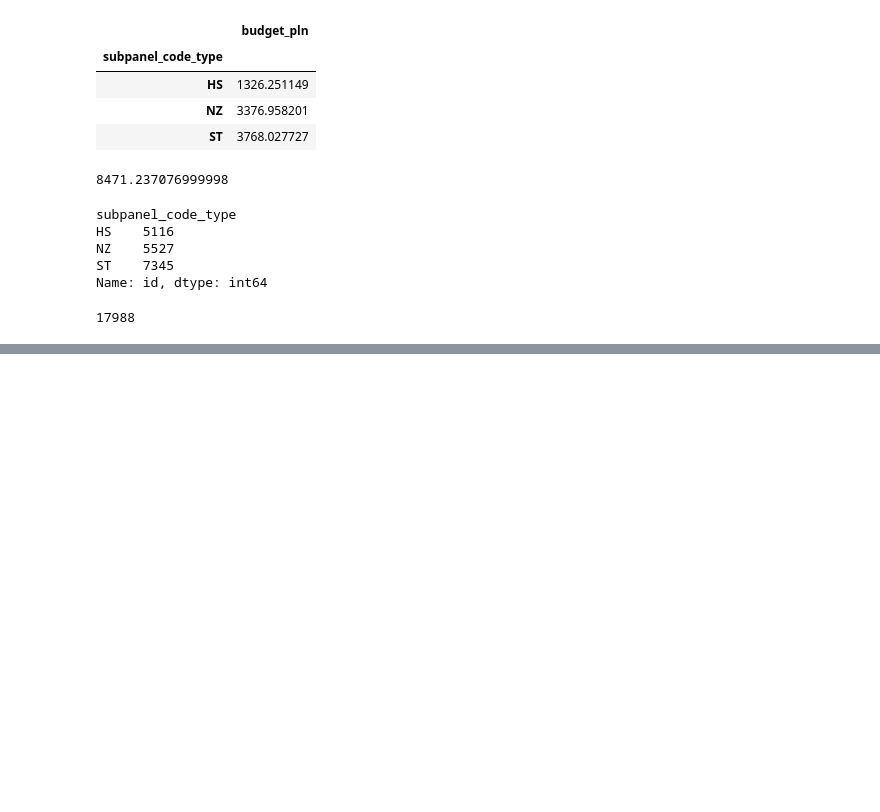
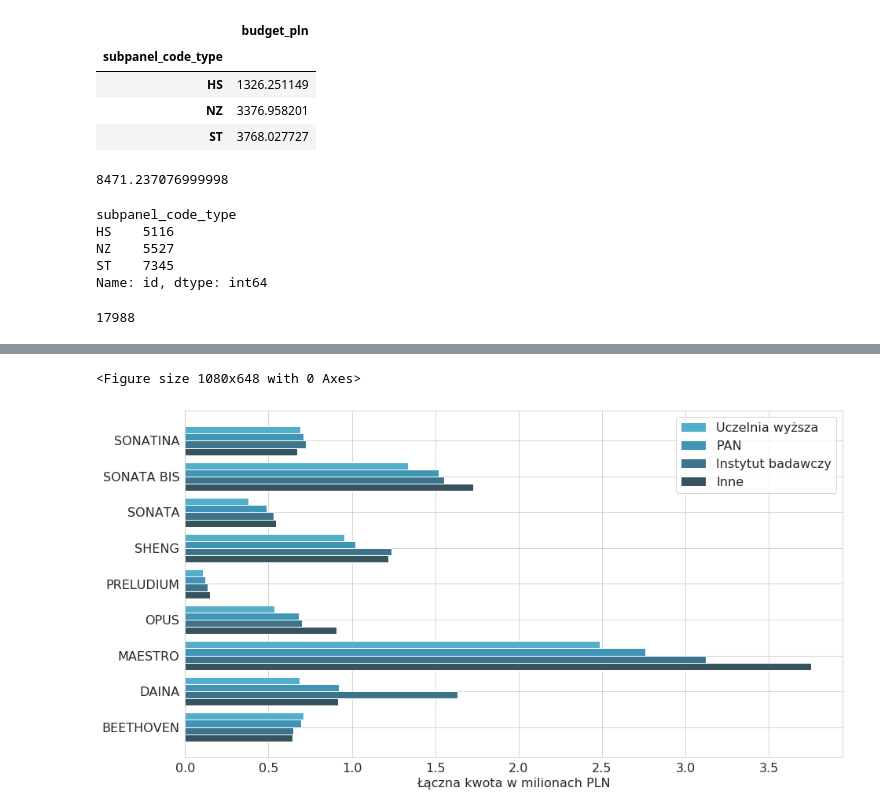
Before and after one commit to kolodziejczykjakub/ncn-grants, a Jupyter notebook: plots.ipynb, the cells around one changed output, grey strips where cells are left out. Drawn from its saved outputs; the diff is of its cells as text; code cells hidden in the pictures; blank space fills up the shorter version.

```diff
--- a/plots.ipynb
+++ b/plots.ipynb
@@ -89,16 +94,0 @@ plt.show()
-# %%
-plt.figure(figsize=(15, 9))
-
-for panel in list(plot1_data.subpanel_code_type.unique()):
-
-    df = plot1_data.loc[plot1_data.subpanel_code_type == panel, :]
-    plt.plot(df.year, df.budget_pln,
-             label=panel + " - " + str(typ_konkursu[panel]),
-             marker='o')
-    plt.ylabel('Kwota w milionach PLN')
-
-#plt.title('Łączna suma grantów w ramach konkursów NCN')
-plt.legend(bbox_to_anchor=(0.7, -0.1))
-
-plt.savefig('./plots/lineplot.png')
-plt.show()
@@ -195,26 +185,31 @@ data.budget_pln /= 10**6
 # %%
 plots = []
 comps = data.comp_name.unique()
 types = data.institution_type.unique()
 ind = len(comps)
 width = 0.2
 
 plt.figure(figsize=(15, 9))
 
 fig, ax = plt.subplots(figsize=(15, 9))
 
 for i in range(len(types)):
     df = data.loc[data.institution_type == types[i], :]
     p = ax.barh(np.arange(len(comps)) + (i-1) * width, df.budget_pln, width)
     plots.append(p[0])
 
 ax.set_yticks(np.arange(len(comps)) + width / 2)
 ax.set_yticklabels(comps)
 ax.set_xlabel("Łączna kwota w milionach PLN")
 ax.legend(tuple(plots)[::-1], tuple(types)[::-1])
 
+
+plt.subplots_adjust(bottom=0.2)
 plt.savefig('./plots/horizontalbarchart-podzial-konkursy.png')
 plt.show()
+# %% [output]
+<Figure size 1080x648 with 0 Axes>
+[figure, added]
 # %%
 plot4_data = grants.loc[:, ['subpanel_code_type', 'year', 'id']].groupby(['subpanel_code_type', 'year']).count()
 plot4_data = plot4_data.reset_index()
```
Also changed, not shown: parts of 7 cells of this notebook.
